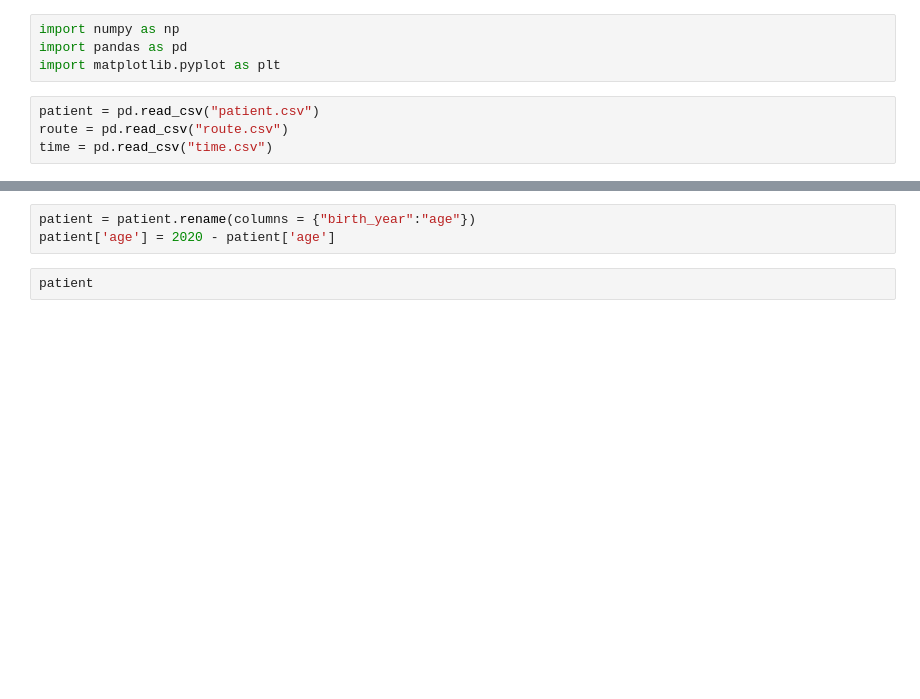
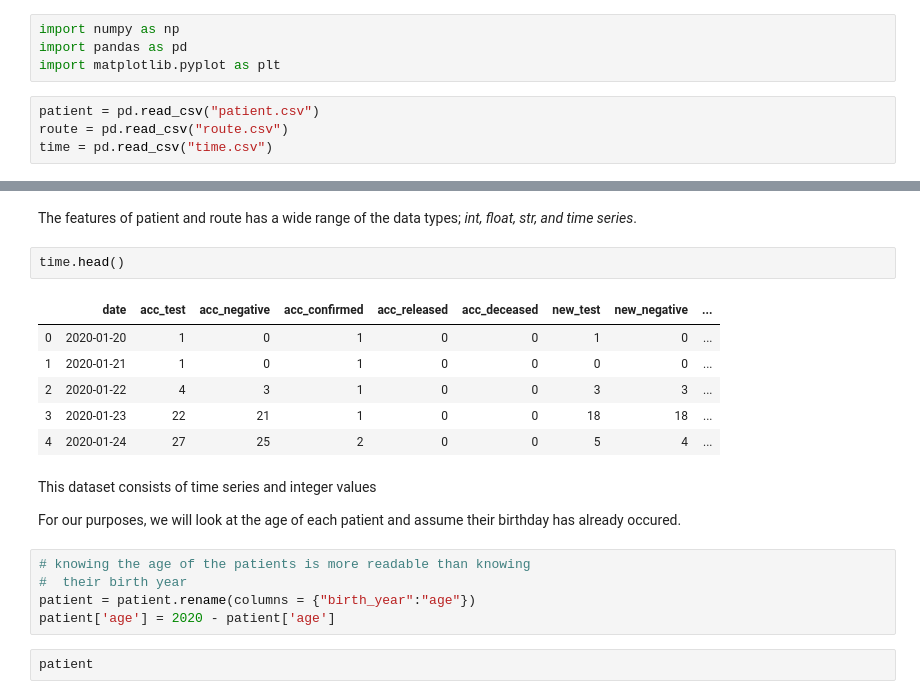
Before and after one commit to 10ken/Coronavirus-Dataset, a Jupyter notebook: Understand The Data.ipynb, the cells around one changed output, grey strips where cells are left out. Cells and saved outputs as stored; diff of their text form; blank space fills up the shorter version.

```diff
--- a/Understand The Data.ipynb
+++ b/Understand The Data.ipynb
@@ -29,4 +50,21 @@ Index(['id', 'sex', 'birth_year', 'country', 'region', 'group',
+# %% [markdown]
+The features of patient and route has a wide range of the data types; *int, float, str, and time series*.
+# %%
+time.head()
+# %% [output]
+|  | date | acc_test | acc_negative | acc_confirmed | acc_released | acc_deceased | new_test | new_negative | ... |
+| 0 | 2020-01-20 | 1 | 0 | 1 | 0 | 0 | 1 | 0 | ... |
+| 1 | 2020-01-21 | 1 | 0 | 1 | 0 | 0 | 0 | 0 | ... |
+| 2 | 2020-01-22 | 4 | 3 | 1 | 0 | 0 | 3 | 3 | ... |
+| 3 | 2020-01-23 | 22 | 21 | 1 | 0 | 0 | 18 | 18 | ... |
+| 4 | 2020-01-24 | 27 | 25 | 2 | 0 | 0 | 5 | 4 | ... |
+# %% [markdown]
+This dataset consists of time series and integer values
+
+For our purposes, we will look at the age of each patient and assume their birthday has already occured.
 # %%
+# knowing the age of the patients is more readable than knowing
+#  their birth year
 patient = patient.rename(columns = {"birth_year":"age"})
 patient['age'] = 2020 - patient['age']
 # %%
```
Also changed, not shown: parts of 66 cells of this notebook.
